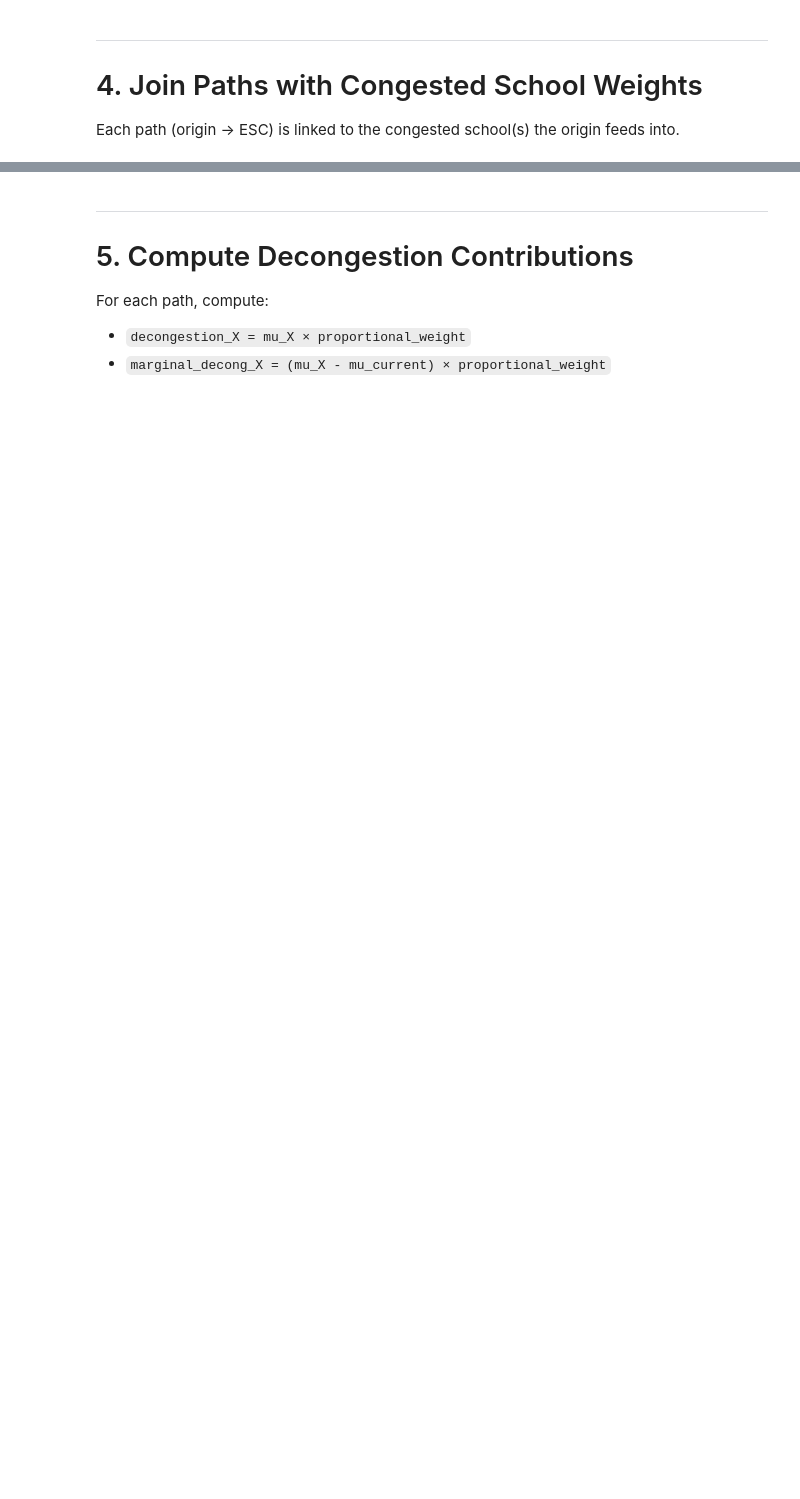
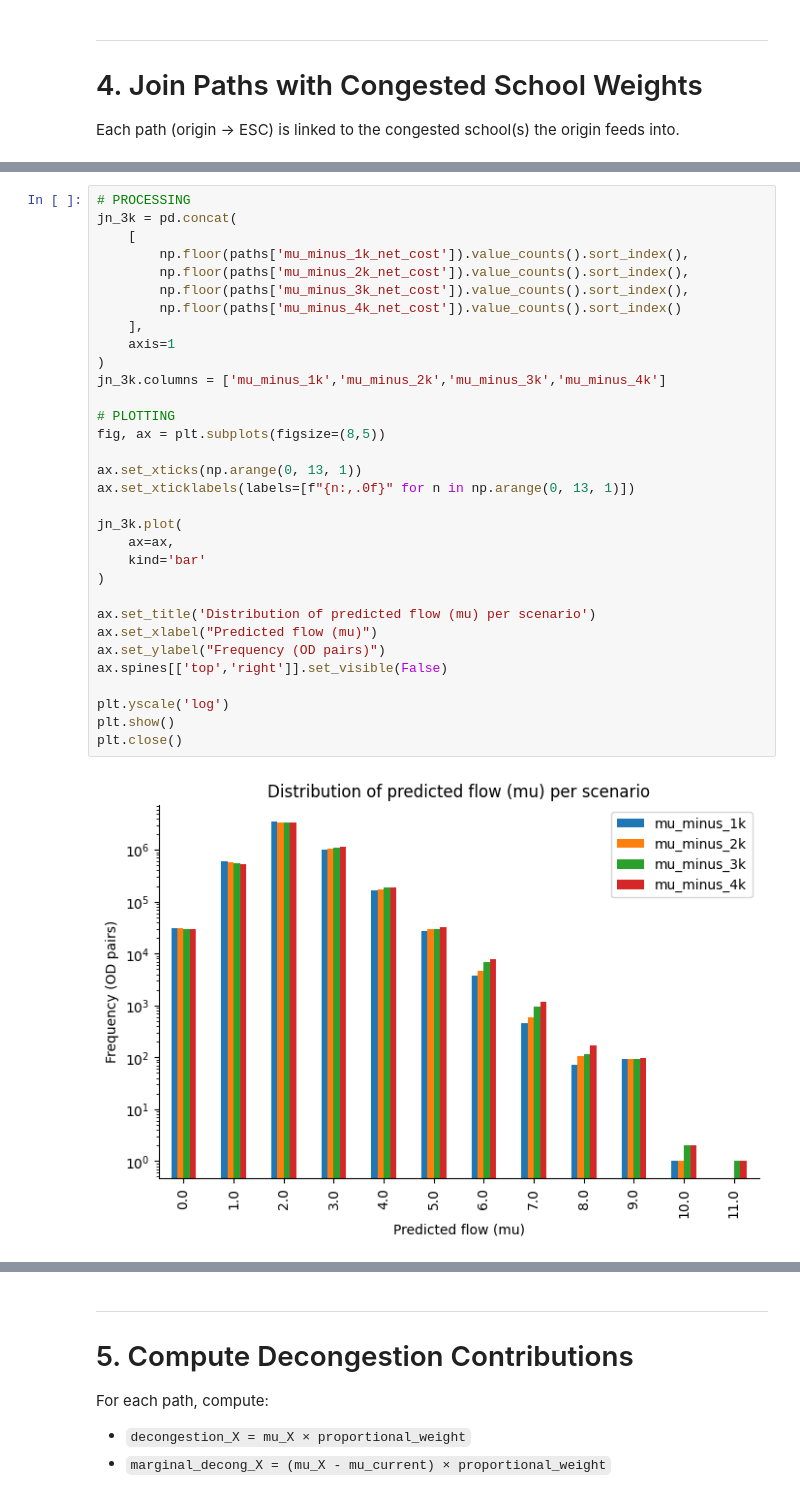
Before and after one commit to cair-philippines/project_paaral, a Jupyter notebook: notebooks/2.4e.-path-level-marginal-analysis.ipynb, the cells around one changed output, grey strips where cells are left out. Drawn from its saved outputs; the diff is of its cells as text; blank space fills up the shorter version.

```diff
--- a/notebooks/2.4e.-path-level-marginal-analysis.ipynb
+++ b/notebooks/2.4e.-path-level-marginal-analysis.ipynb
@@ -190,0 +333,34 @@ Paths without congested linkage: 205
+# %%
+# PROCESSING
+jn_3k = pd.concat(
+    [
+        np.floor(paths['mu_minus_1k_net_cost']).value_counts().sort_index(),
+        np.floor(paths['mu_minus_2k_net_cost']).value_counts().sort_index(),
+        np.floor(paths['mu_minus_3k_net_cost']).value_counts().sort_index(),
+        np.floor(paths['mu_minus_4k_net_cost']).value_counts().sort_index()
+    ],
+    axis=1
+)
+jn_3k.columns = ['mu_minus_1k','mu_minus_2k','mu_minus_3k','mu_minus_4k']
+
+# PLOTTING
+fig, ax = plt.subplots(figsize=(8,5))
+
+ax.set_xticks(np.arange(0, 13, 1))
+ax.set_xticklabels(labels=[f"{n:,.0f}" for n in np.arange(0, 13, 1)])
+
+jn_3k.plot(
+    ax=ax,
+    kind='bar'
+)
+
+ax.set_title('Distribution of predicted flow (mu) per scenario')
+ax.set_xlabel("Predicted flow (mu)")
+ax.set_ylabel("Frequency (OD pairs)")
+ax.spines[['top','right']].set_visible(False)
+
+plt.yscale('log')
+plt.show()
+plt.close()
+# %% [output]
+[figure, added]
```
Also changed, not shown: parts of 34 cells of this notebook.
